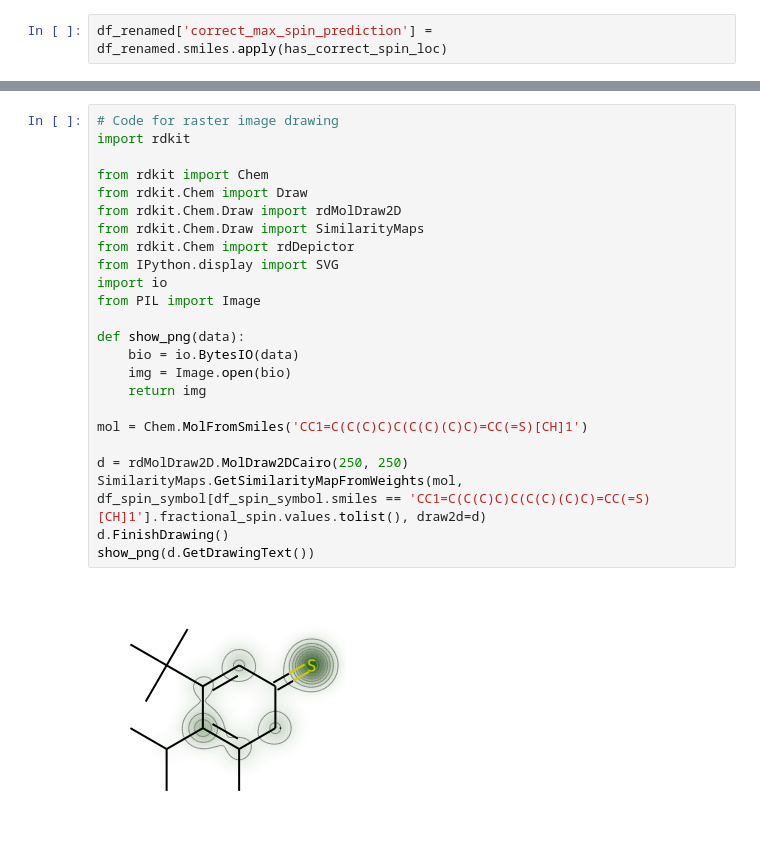
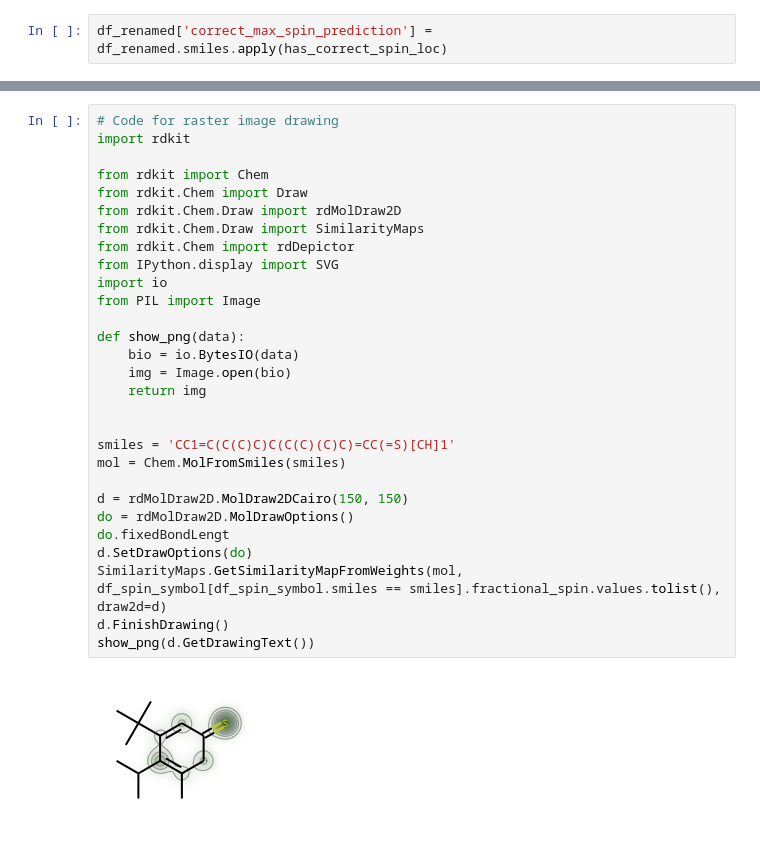
Before and after one commit to NREL/rlmolecule, a Jupyter notebook: stable_radical_optimization/plot_dft_confirmation.ipynb, the cells around one changed output, grey strips where cells are left out. Cells and saved outputs as stored; diff of their text form.

```diff
--- a/stable_radical_optimization/plot_dft_confirmation.ipynb
+++ b/stable_radical_optimization/plot_dft_confirmation.ipynb
@@ -425,27 +425,32 @@ df_renamed.reindex(df_renamed['err stability'].abs().sort_values(ascending=False
 # %%
 # Code for raster image drawing
 import rdkit
 
 from rdkit import Chem
 from rdkit.Chem import Draw
 from rdkit.Chem.Draw import rdMolDraw2D
 from rdkit.Chem.Draw import SimilarityMaps
 from rdkit.Chem import rdDepictor
 from IPython.display import SVG
 import io
 from PIL import Image
 
 def show_png(data):
     bio = io.BytesIO(data)
     img = Image.open(bio)
     return img
 
-mol = Chem.MolFromSmiles('CC1=C(C(C)C)C(C(C)(C)C)=CC(=S)[CH]1')
 
-d = rdMolDraw2D.MolDraw2DCairo(250, 250)
-SimilarityMaps.GetSimilarityMapFromWeights(mol, df_spin_symbol[df_spin_symbol.smiles == 'CC1=C(C(C)C)C(C(C)(C)C)=CC(=S)[CH]1'].fractional_spin.values.tolist(), draw2d=d)
+smiles = 'CC1=C(C(C)C)C(C(C)(C)C)=CC(=S)[CH]1'
+mol = Chem.MolFromSmiles(smiles)
+
+d = rdMolDraw2D.MolDraw2DCairo(150, 150)
+do = rdMolDraw2D.MolDrawOptions()
+do.fixedBondLengt
+d.SetDrawOptions(do)
+SimilarityMaps.GetSimilarityMapFromWeights(mol, df_spin_symbol[df_spin_symbol.smiles == smiles].fractional_spin.values.tolist(), draw2d=d)
 d.FinishDrawing()
 show_png(d.GetDrawingText())
 # %% [output]
-[figure, old version]
+[figure, new version]
 # %%
```
Also changed, not shown: parts of 9 cells of this notebook.
